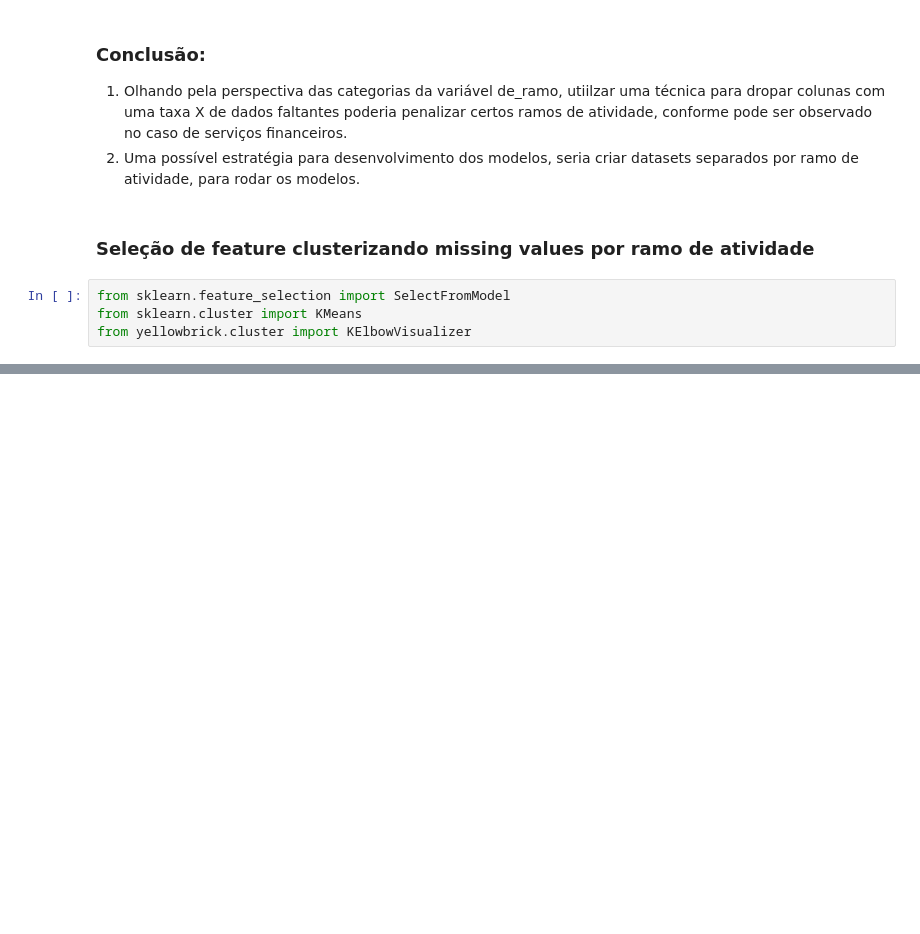
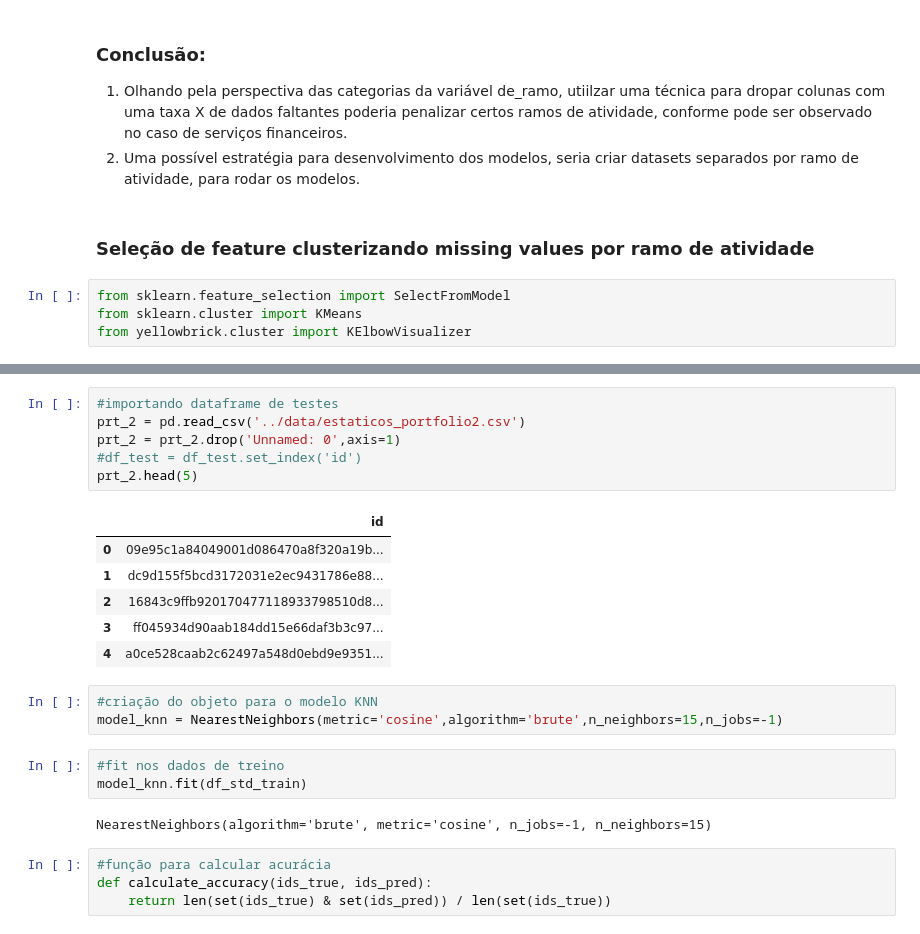
Before and after one commit to tiagofer/leads_match_system, a Jupyter notebook: notebooks/eda_missing_values.ipynb, the cells around one changed output, grey strips where cells are left out. Saved outputs shown, nothing was run; the diff lists cells and outputs as text; blank space fills up the shorter version.

```diff
--- a/notebooks/eda.ipynb
+++ b/notebooks/eda_missing_values.ipynb
@@ -333,0 +209,25 @@ Name: 425b78d07e4b0d86da5770ebf3016e064fa65beb0cb4d07c7816b7c0059cc456, Length:
+# %%
+#importando dataframe de testes
+prt_2 = pd.read_csv('../data/estaticos_portfolio2.csv')
+prt_2 = prt_2.drop('Unnamed: 0',axis=1)
+#df_test = df_test.set_index('id')
+prt_2.head(5)
+# %% [output]
+|  | id |
+| 0 | 09e95c1a84049001d086470a8f320a19b... |
+| 1 | dc9d155f5bcd3172031e2ec9431786e88... |
+| 2 | 16843c9ffb920170477118933798510d8... |
+| 3 | ff045934d90aab184dd15e66daf3b3c97... |
+| 4 | a0ce528caab2c62497a548d0ebd9e9351... |
+# %%
+#criação do objeto para o modelo KNN
+model_knn = NearestNeighbors(metric='cosine',algorithm='brute',n_neighbors=15,n_jobs=-1)
+# %%
+#fit nos dados de treino
+model_knn.fit(df_std_train)
+# %% [output]
+NearestNeighbors(algorithm='brute', metric='cosine', n_jobs=-1, n_neighbors=15)
+# %%
+#função para calcular acurácia
+def calculate_accuracy(ids_true, ids_pred):
+    return len(set(ids_true) & set(ids_pred)) / len(set(ids_true))
```
Also changed, not shown: parts of 41 cells of this notebook, 7 other files.
